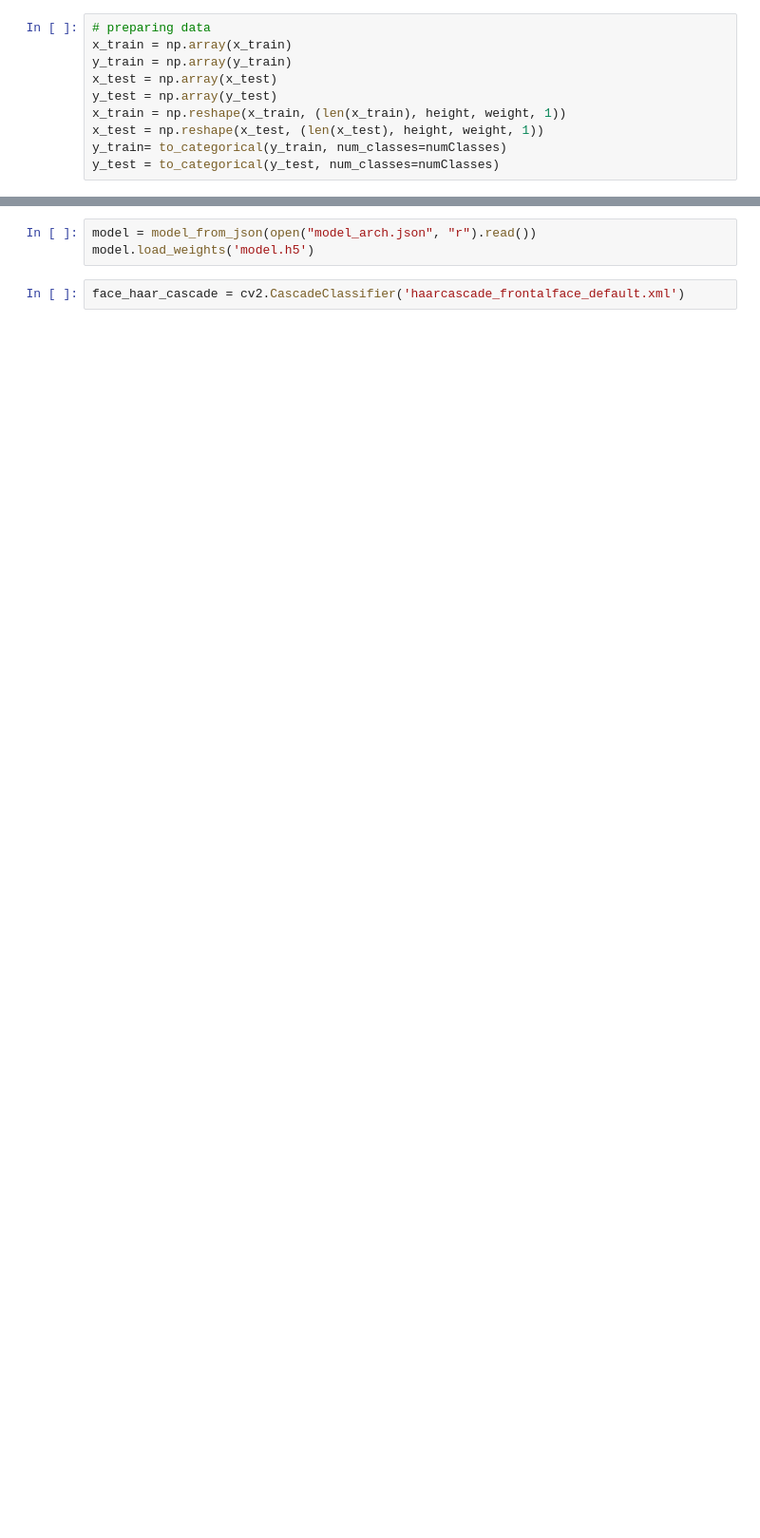
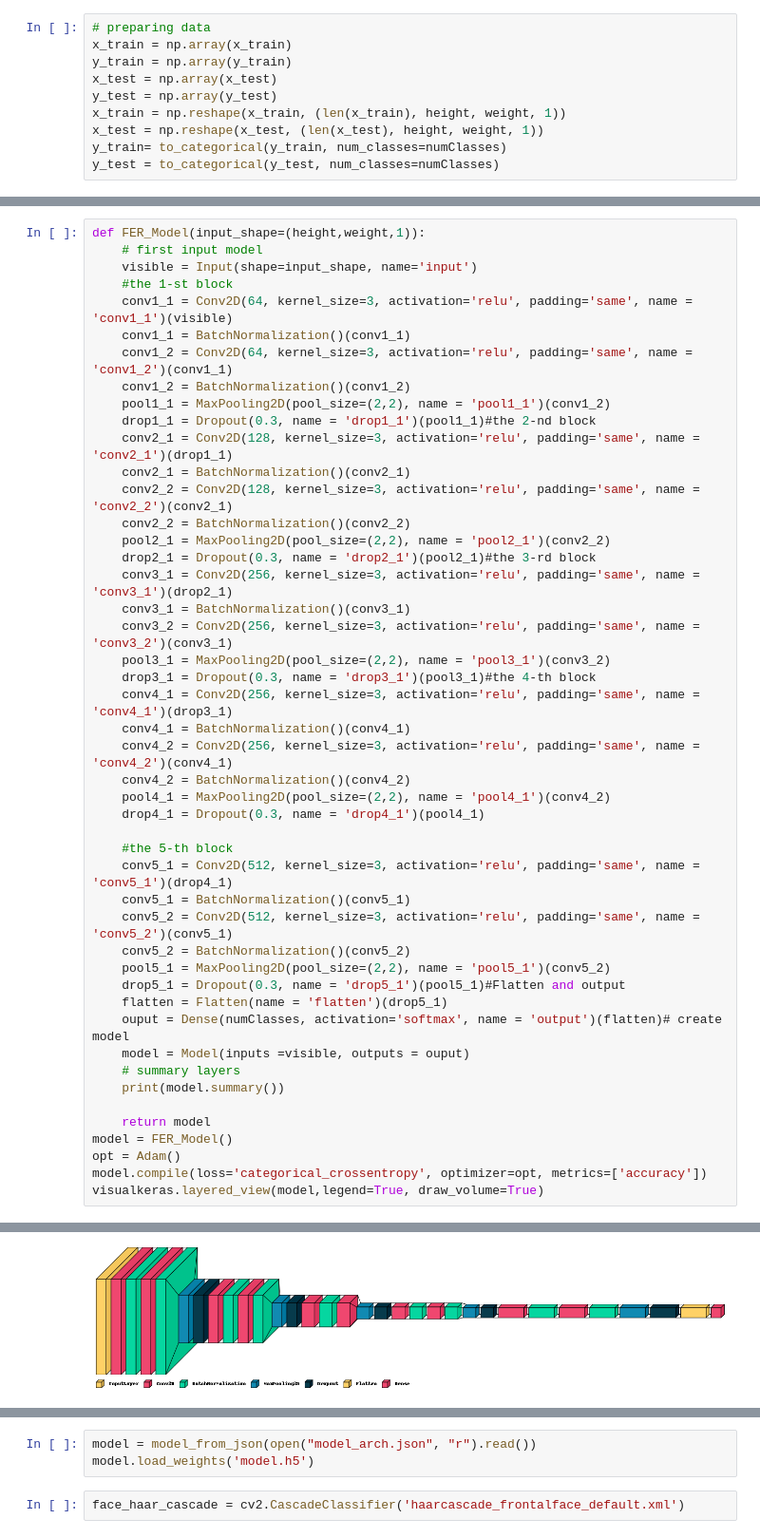
Before and after one commit to AryaKoureshi/Emotion-Detection, a Jupyter notebook: EmotionDetection.ipynb, the cells around one changed output, grey strips where cells are left out. Shown at 95% size. Saved outputs shown, nothing was run; the diff lists cells and outputs as text; blank space fills up the shorter version.

```diff
--- a/EmotionDetection.ipynb
+++ b/EmotionDetection.ipynb
@@ -358,0 +246,48 @@ Saved model to disk
+# %%
+def FER_Model(input_shape=(height,weight,1)):
+    # first input model
+    visible = Input(shape=input_shape, name='input')
+    #the 1-st block
+    conv1_1 = Conv2D(64, kernel_size=3, activation='relu', padding='same', name = 'conv1_1')(visible)
+    conv1_1 = BatchNormalization()(conv1_1)
+    conv1_2 = Conv2D(64, kernel_size=3, activation='relu', padding='same', name = 'conv1_2')(conv1_1)
+    conv1_2 = BatchNormalization()(conv1_2)
+    pool1_1 = MaxPooling2D(pool_size=(2,2), name = 'pool1_1')(conv1_2)
+    drop1_1 = Dropout(0.3, name = 'drop1_1')(pool1_1)#the 2-nd block
+    conv2_1 = Conv2D(128, kernel_size=3, activation='relu', padding='same', name = 'conv2_1')(drop1_1)
+    conv2_1 = BatchNormalization()(conv2_1)
+    conv2_2 = Conv2D(128, kernel_size=3, activation='relu', padding='same', name = 'conv2_2')(conv2_1)
+    conv2_2 = BatchNormalization()(conv2_2)
+    pool2_1 = MaxPooling2D(pool_size=(2,2), name = 'pool2_1')(conv2_2)
+    drop2_1 = Dropout(0.3, name = 'drop2_1')(pool2_1)#the 3-rd block
+    conv3_1 = Conv2D(256, kernel_size=3, activation='relu', padding='same', name = 'conv3_1')(drop2_1)
+    conv3_1 = BatchNormalization()(conv3_1)
+    conv3_2 = Conv2D(256, kernel_size=3, activation='relu', padding='same', name = 'conv3_2')(conv3_1)
+    pool3_1 = MaxPooling2D(pool_size=(2,2), name = 'pool3_1')(conv3_2)
+    drop3_1 = Dropout(0.3, name = 'drop3_1')(pool3_1)#the 4-th block
+    conv4_1 = Conv2D(256, kernel_size=3, activation='relu', padding='same', name = 'conv4_1')(drop3_1)
+    conv4_1 = BatchNormalization()(conv4_1)
+    conv4_2 = Conv2D(256, kernel_size=3, activation='relu', padding='same', name = 'conv4_2')(conv4_1)
+    conv4_2 = BatchNormalization()(conv4_2)
+    pool4_1 = MaxPooling2D(pool_size=(2,2), name = 'pool4_1')(conv4_2)
+    drop4_1 = Dropout(0.3, name = 'drop4_1')(pool4_1)
+
+    #the 5-th block
+    conv5_1 = Conv2D(512, kernel_size=3, activation='relu', padding='same', name = 'conv5_1')(drop4_1)
+    conv5_1 = BatchNormalization()(conv5_1)
+    conv5_2 = Conv2D(512, kernel_size=3, activation='relu', padding='same', name = 'conv5_2')(conv5_1)
+    conv5_2 = BatchNormalization()(conv5_2)
+    pool5_1 = MaxPooling2D(pool_size=(2,2), name = 'pool5_1')(conv5_2)
+    drop5_1 = Dropout(0.3, name = 'drop5_1')(pool5_1)#Flatten and output
+    flatten = Flatten(name = 'flatten')(drop5_1)
+    ouput = Dense(numClasses, activation='softmax', name = 'output')(flatten)# create model
+    model = Model(inputs =visible, outputs = ouput)
+    # summary layers
+    print(model.summary())
+
+    return model
+model = FER_Model()
+opt = Adam()
+model.compile(loss='categorical_crossentropy', optimizer=opt, metrics=['accuracy'])
+visualkeras.layered_view(model,legend=True, draw_volume=True)
+# %% [output]
@@ -358,0 +311 @@ Saved model to disk
+[figure, added]
```
Also changed, not shown: parts of 26 cells of this notebook.
